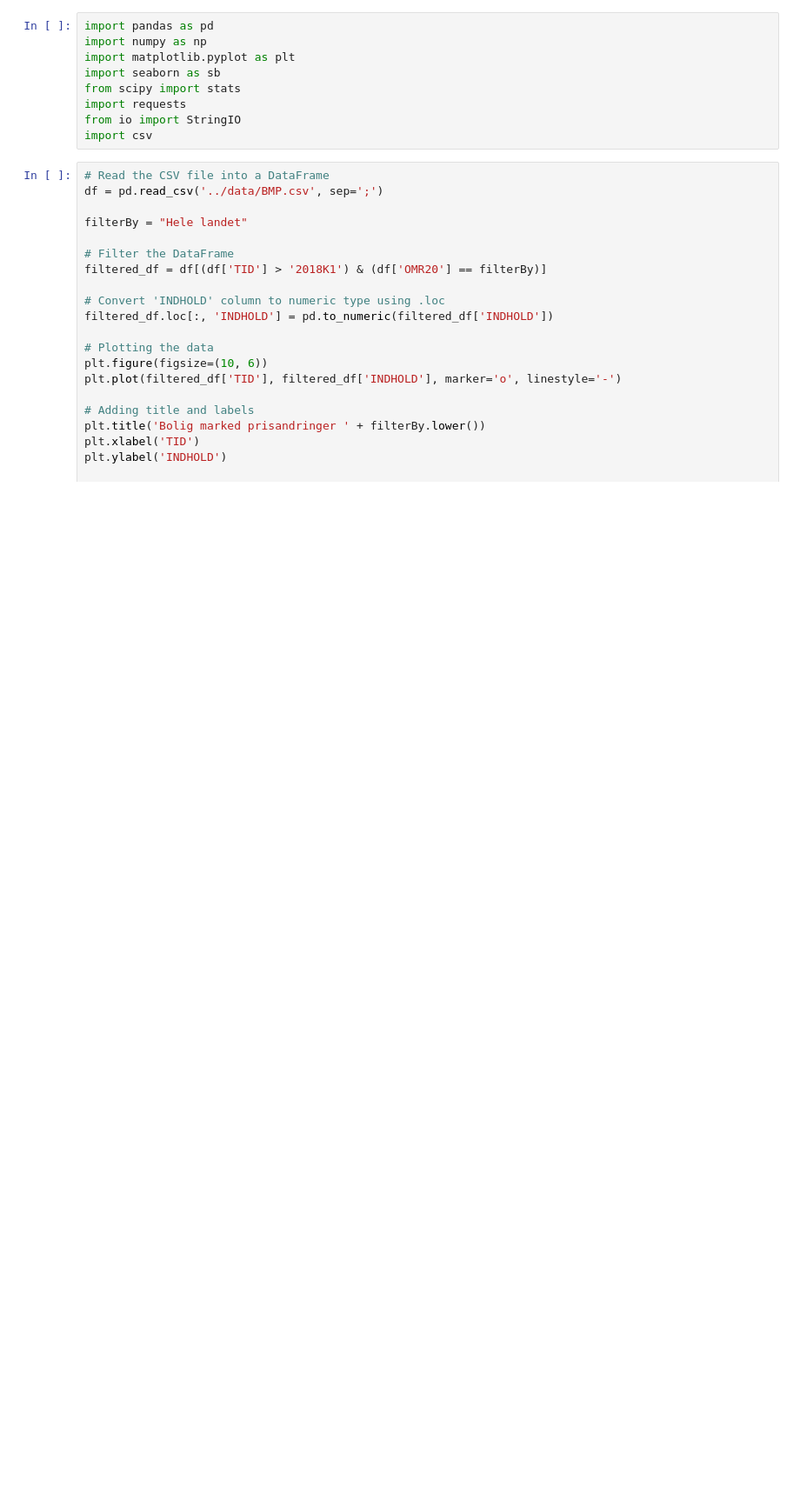
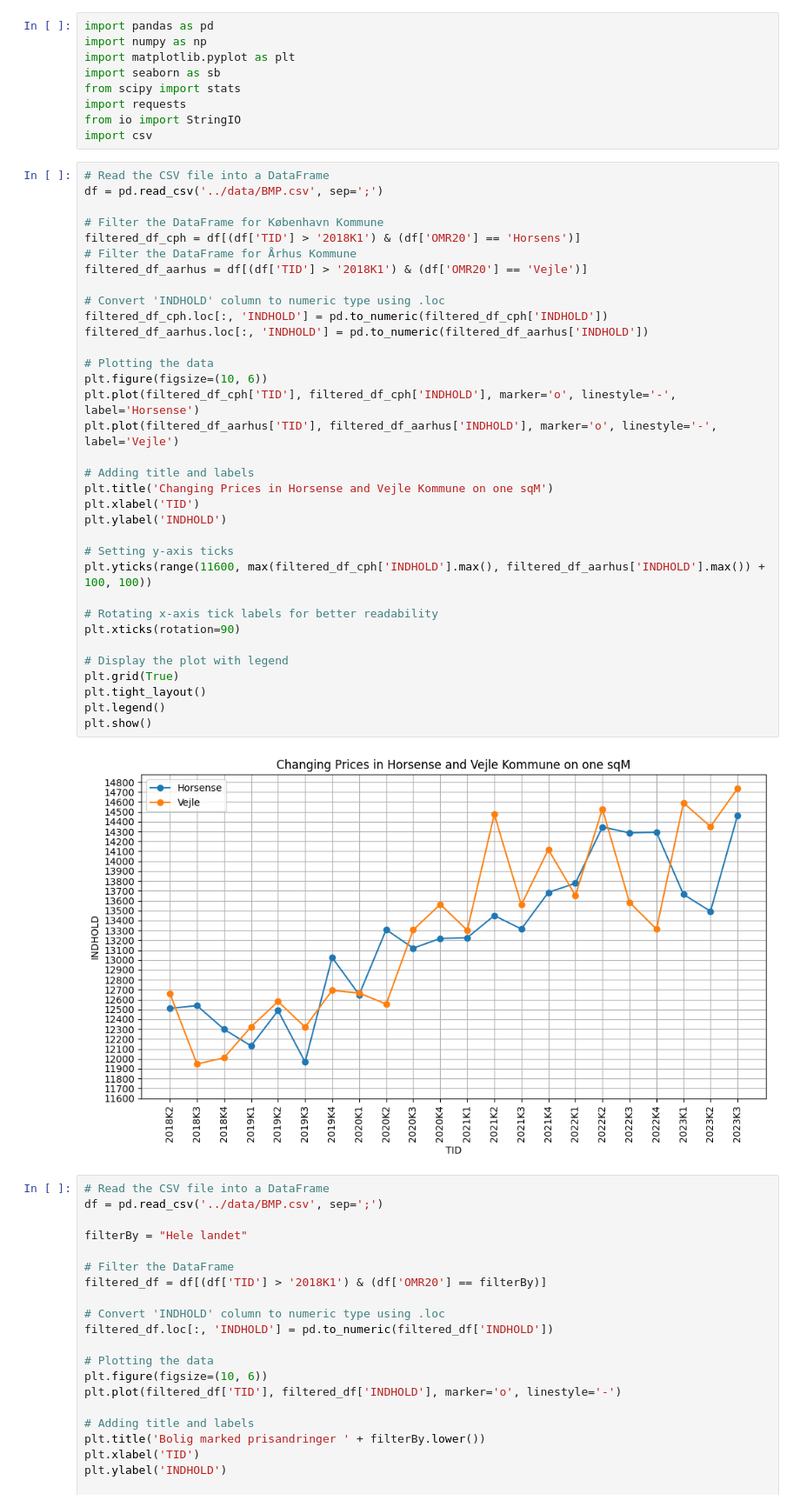
Before and after one commit to Daniel-Manea/big-data-h4, a Jupyter notebook: notebook/bolig-marked-priser.ipynb, the cells around one changed output. Shown: that part at 87% size. Saved outputs shown, nothing was run; the diff lists cells and outputs as text; blank space fills up the shorter version.

```diff
--- a/notebook/bolig-marked-priser.ipynb
+++ b/notebook/bolig-marked-priser.ipynb
@@ -7,6 +7,42 @@ from scipy import stats
 import requests
 from io import StringIO
 import csv
+# %%
+# Read the CSV file into a DataFrame
+df = pd.read_csv('../data/BMP.csv', sep=';')
+
+# Filter the DataFrame for København Kommune
+filtered_df_cph = df[(df['TID'] > '2018K1') & (df['OMR20'] == 'Horsens')]
+# Filter the DataFrame for Århus Kommune
+filtered_df_aarhus = df[(df['TID'] > '2018K1') & (df['OMR20'] == 'Vejle')]
+
+# Convert 'INDHOLD' column to numeric type using .loc
+filtered_df_cph.loc[:, 'INDHOLD'] = pd.to_numeric(filtered_df_cph['INDHOLD'])
+filtered_df_aarhus.loc[:, 'INDHOLD'] = pd.to_numeric(filtered_df_aarhus['INDHOLD'])
+
+# Plotting the data
+plt.figure(figsize=(10, 6))
+plt.plot(filtered_df_cph['TID'], filtered_df_cph['INDHOLD'], marker='o', linestyle='-', label='Horsense')
+plt.plot(filtered_df_aarhus['TID'], filtered_df_aarhus['INDHOLD'], marker='o', linestyle='-', label='Vejle')
+
+# Adding title and labels
+plt.title('Changing Prices in Horsense and Vejle Kommune on one sqM')
+plt.xlabel('TID')
+plt.ylabel('INDHOLD')
+
+# Setting y-axis ticks
+plt.yticks(range(11600, max(filtered_df_cph['INDHOLD'].max(), filtered_df_aarhus['INDHOLD'].max()) + 100, 100))
+
+# Rotating x-axis tick labels for better readability
+plt.xticks(rotation=90)
+
+# Display the plot with legend
+plt.grid(True)
+plt.tight_layout()
+plt.legend()
+plt.show()
+# %% [output]
+[figure, added]
 # %%
 # Read the CSV file into a DataFrame
 df = pd.read_csv('../data/BMP.csv', sep=';')
```
